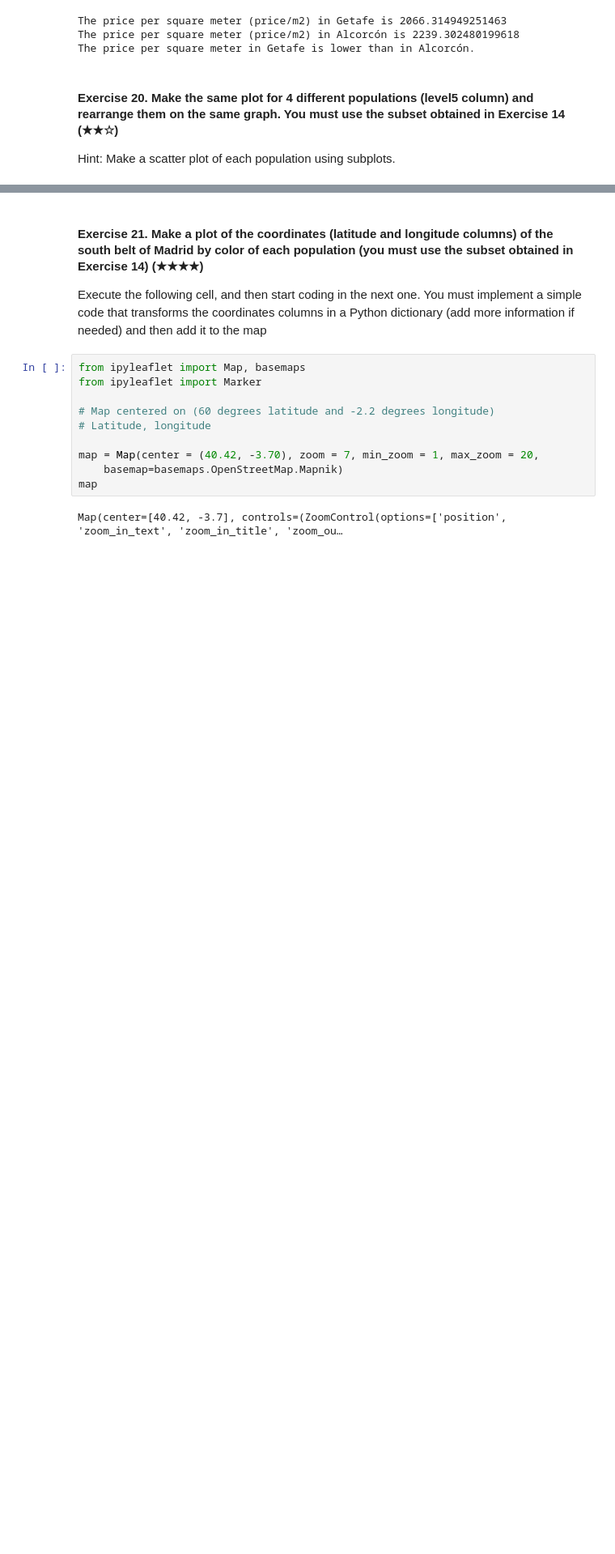
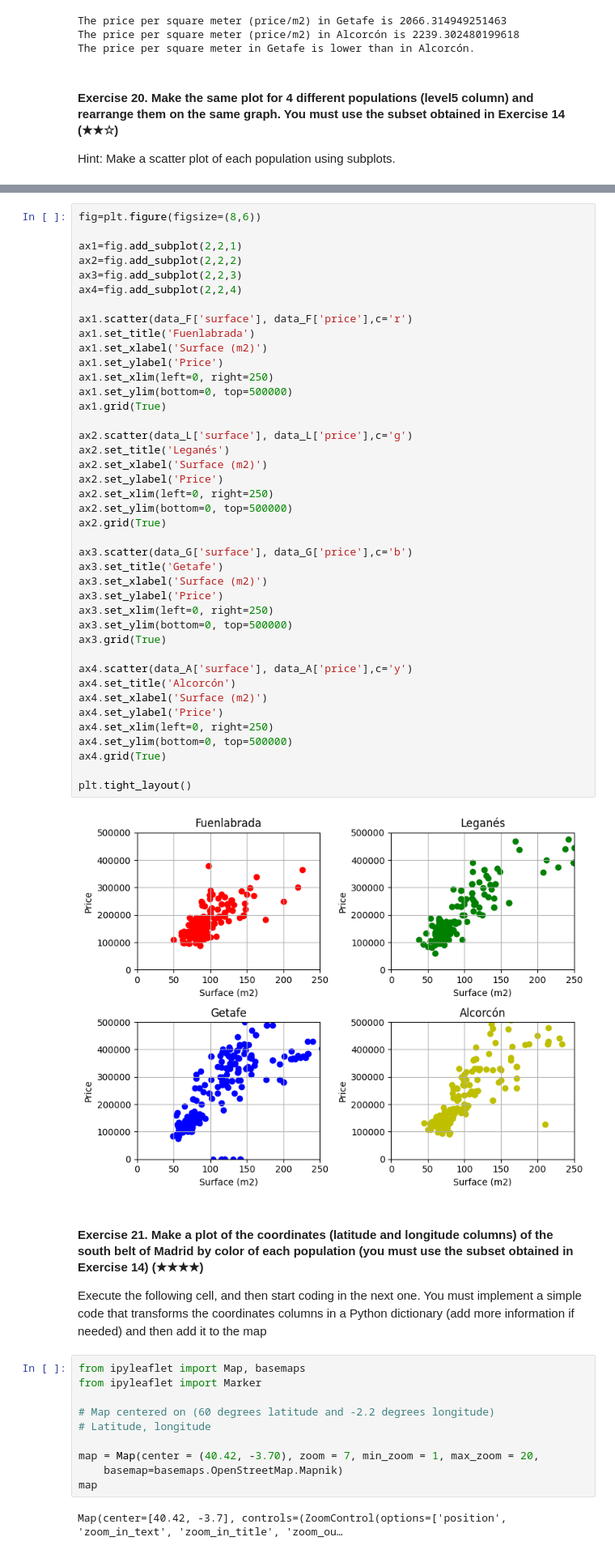
Before and after one commit to remelop03/realestate-datacleanup-exercise, a Jupyter notebook: project.ipynb, the cells around one changed output, grey strips where cells are left out. Shown at 81% size. Saved outputs shown, nothing was run; the diff lists cells and outputs as text; blank space fills up the shorter version.

```diff
--- a/project.ipynb
+++ b/project.ipynb
@@ -453,3 +405,46 @@ plt.tight_layout()
+# %%
+fig=plt.figure(figsize=(8,6))
+
+ax1=fig.add_subplot(2,2,1)
+ax2=fig.add_subplot(2,2,2)
+ax3=fig.add_subplot(2,2,3)
+ax4=fig.add_subplot(2,2,4)
+
+ax1.scatter(data_F['surface'], data_F['price'],c='r')
+ax1.set_title('Fuenlabrada')
+ax1.set_xlabel('Surface (m2)')
+ax1.set_ylabel('Price')
+ax1.set_xlim(left=0, right=250)
+ax1.set_ylim(bottom=0, top=500000)
+ax1.grid(True)
+
+ax2.scatter(data_L['surface'], data_L['price'],c='g')
+ax2.set_title('Leganés')
+ax2.set_xlabel('Surface (m2)')
+ax2.set_ylabel('Price')
+ax2.set_xlim(left=0, right=250)
+ax2.set_ylim(bottom=0, top=500000)
+ax2.grid(True)
+
+ax3.scatter(data_G['surface'], data_G['price'],c='b')
+ax3.set_title('Getafe')
+ax3.set_xlabel('Surface (m2)')
+ax3.set_ylabel('Price')
+ax3.set_xlim(left=0, right=250)
+ax3.set_ylim(bottom=0, top=500000)
+ax3.grid(True)
+
+ax4.scatter(data_A['surface'], data_A['price'],c='y')
+ax4.set_title('Alcorcón')
+ax4.set_xlabel('Surface (m2)')
+ax4.set_ylabel('Price')
+ax4.set_xlim(left=0, right=250)
+ax4.set_ylim(bottom=0, top=500000)
+ax4.grid(True)
+
+plt.tight_layout()
+# %% [output]
+[figure, added]
 # %% [markdown]
 #### Exercise 21. Make a plot of the coordinates (latitude and longitude columns) of the south belt of Madrid by color of each population (you must use the subset obtained in Exercise 14) (★★★★)
 
```
Also changed, not shown: parts of 1 cell of this notebook.
